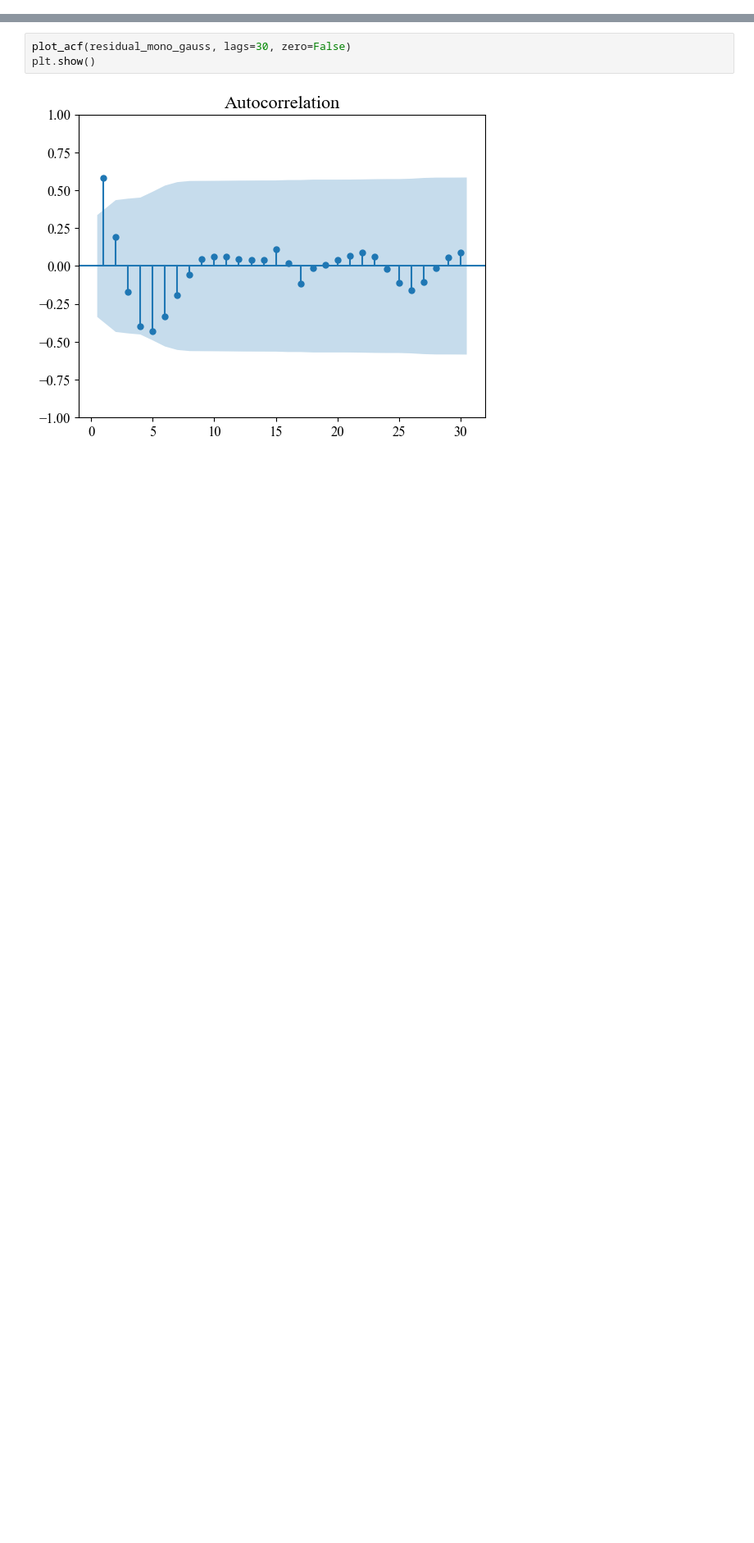
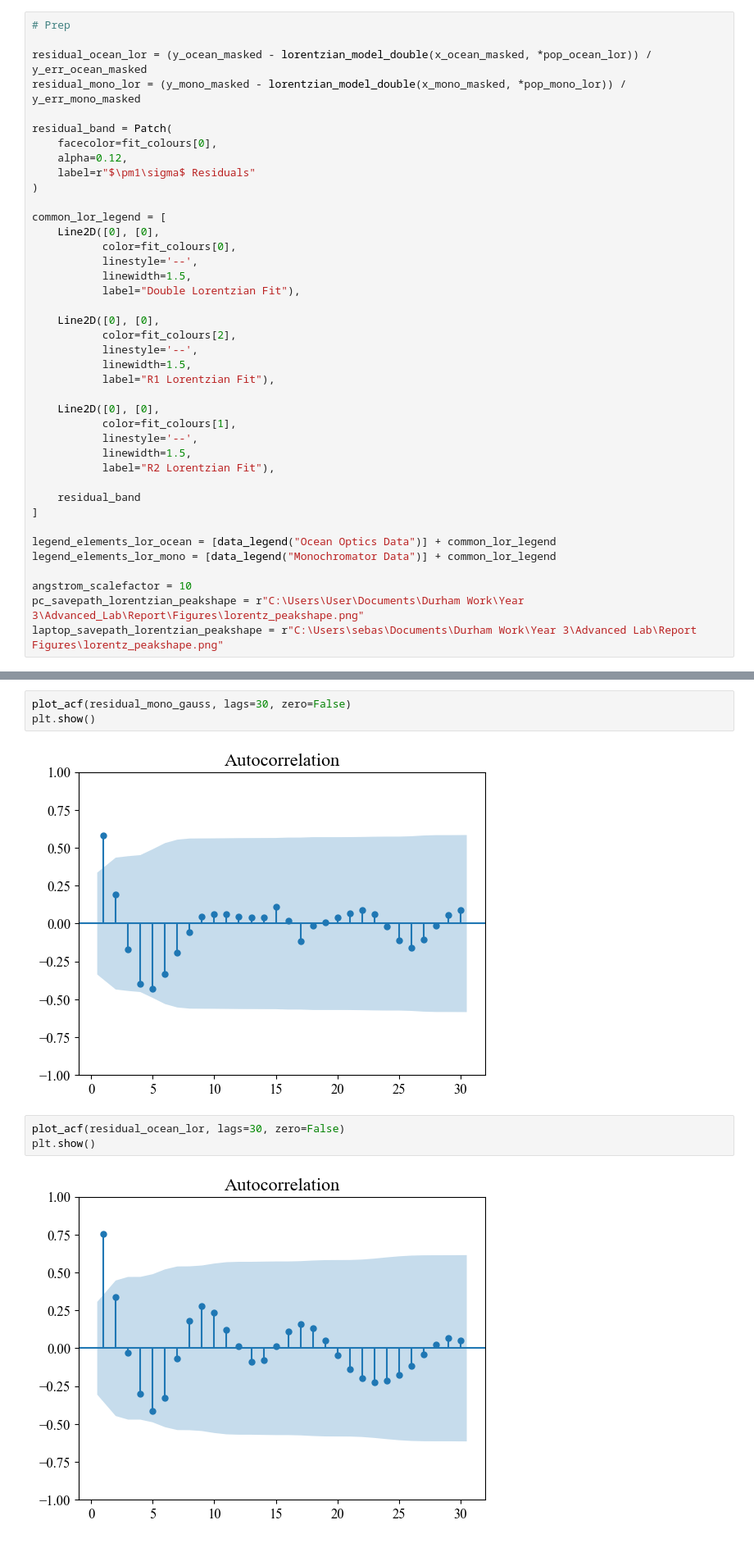
Before and after one commit to Sebastian426/Advanced-Lab-Code, a Jupyter notebook: Main_Results_Plots/Peak_Plots.ipynb, the cells around one changed output, grey strips where cells are left out. Shown at 82% size. Cells and saved outputs as stored; diff of their text form; blank space fills up the shorter version.

```diff
--- a/Main_Results_Plots/Peak_Plots.ipynb
+++ b/Main_Results_Plots/Peak_Plots.ipynb
@@ -785,0 +926,40 @@ plt.show()
+# %%
+# Prep
+
+residual_ocean_lor = (y_ocean_masked - lorentzian_model_double(x_ocean_masked, *pop_ocean_lor)) / y_err_ocean_masked
+residual_mono_lor = (y_mono_masked - lorentzian_model_double(x_mono_masked, *pop_mono_lor)) / y_err_mono_masked
+
+residual_band = Patch(
+    facecolor=fit_colours[0],
+    alpha=0.12,
+    label=r"$\pm1\sigma$ Residuals"
+)
+
+common_lor_legend = [
+    Line2D([0], [0],
+           color=fit_colours[0],
+           linestyle='--',
+           linewidth=1.5,
+           label="Double Lorentzian Fit"),
+
+    Line2D([0], [0],
+           color=fit_colours[2],
+           linestyle='--',
+           linewidth=1.5,
+           label="R1 Lorentzian Fit"),
+
+    Line2D([0], [0],
+           color=fit_colours[1],
+           linestyle='--',
+           linewidth=1.5,
+           label="R2 Lorentzian Fit"),
+
+    residual_band
+]
+
+legend_elements_lor_ocean = [data_legend("Ocean Optics Data")] + common_lor_legend
+legend_elements_lor_mono = [data_legend("Monochromator Data")] + common_lor_legend
+
+angstrom_scalefactor = 10
+pc_savepath_lorentzian_peakshape = r"C:\Users\User\Documents\Durham Work\Year 3\Advanced_Lab\Report\Figures\lorentz_peakshape.png"
+laptop_savepath_lorentzian_peakshape = r"C:\Users\sebas\Documents\Durham Work\Year 3\Advanced Lab\Report Figures\lorentz_peakshape.png"
@@ -1001,3 +1353,8 @@ plot_acf(residual_mono_gauss, lags=30, zero=False)
 plt.show()
 # %% [output]
 [figure]
+# %%
+plot_acf(residual_ocean_lor, lags=30, zero=False)
+plt.show()
+# %% [output]
+[figure, added]
```
Also changed, not shown: parts of 21 cells of this notebook.
